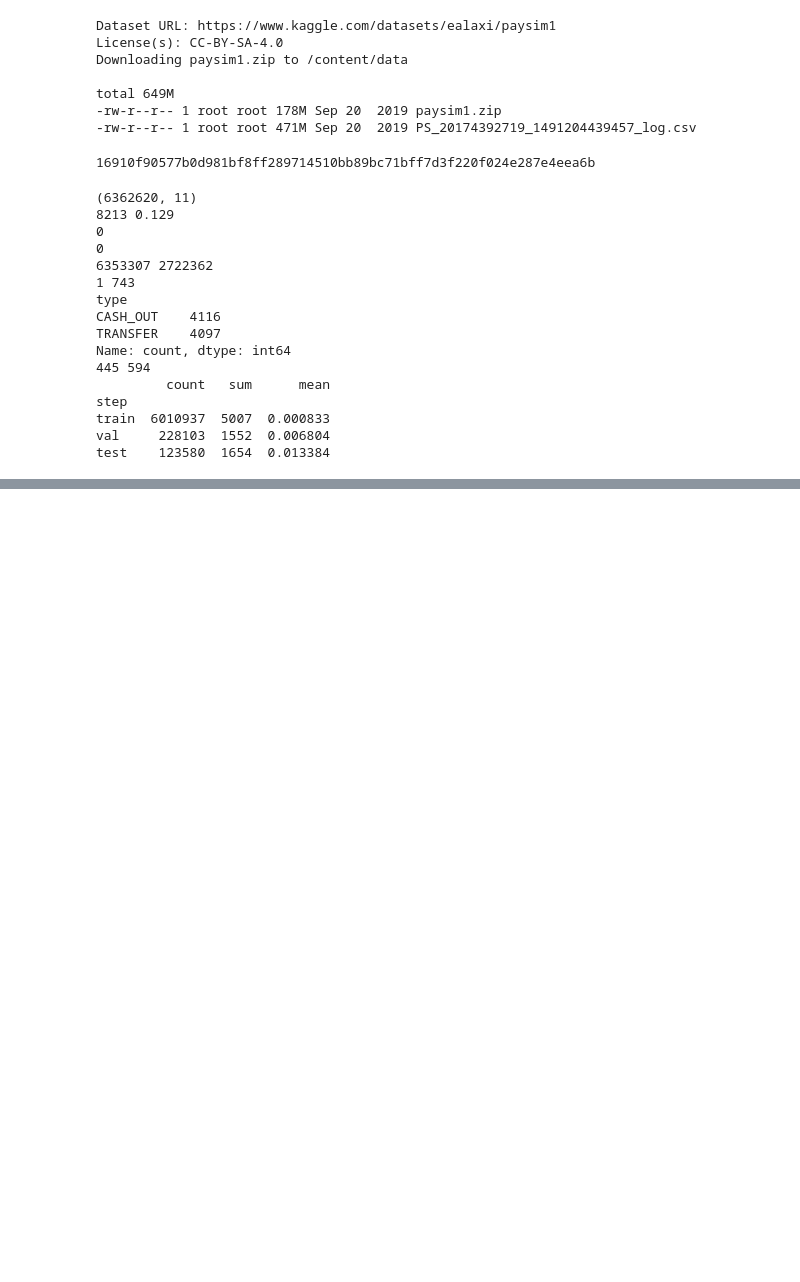
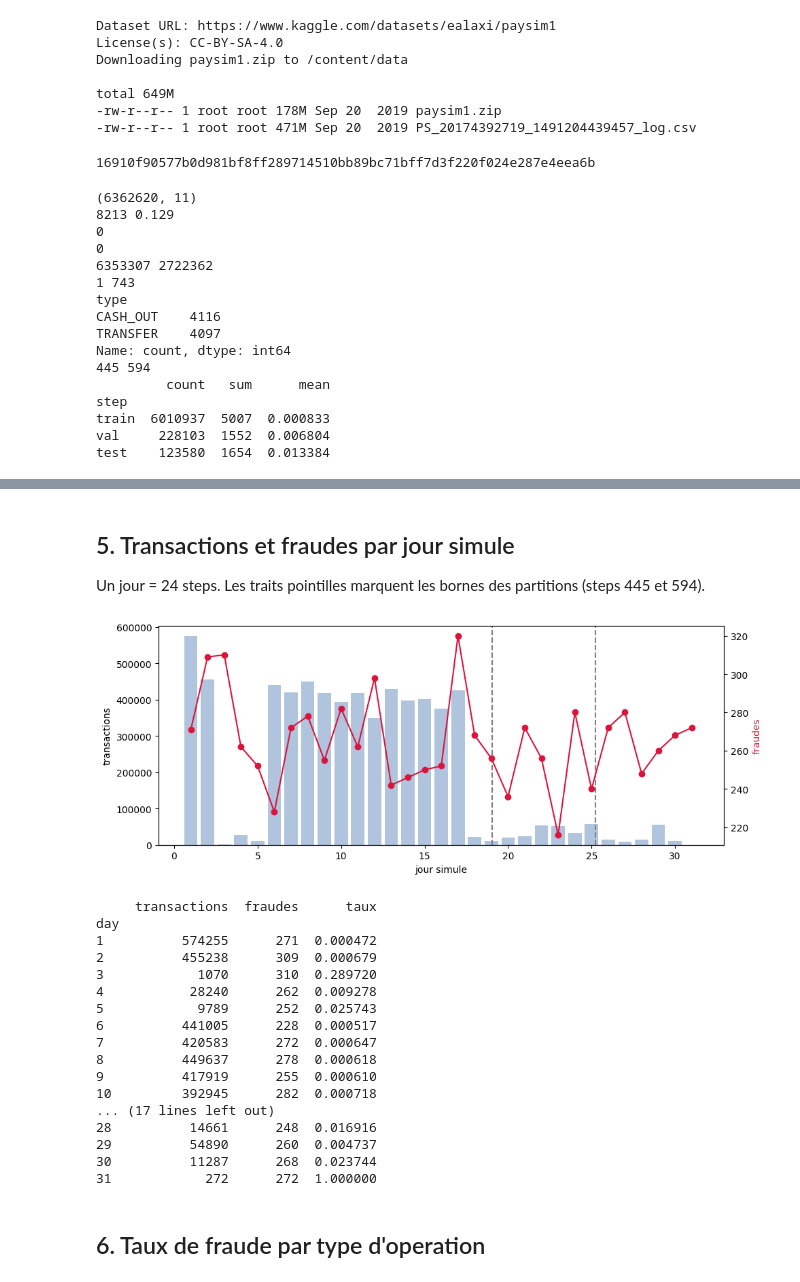
Before and after one commit to kenzaez/pfa06-graph-fraud, a Jupyter notebook: notebooks/01_audit_paysim.ipynb, the cells around one changed output, grey strips where cells are left out. Cells and saved outputs as stored; diff of their text form; code cells hidden in the pictures; blank space fills up the shorter version.

```diff
--- a/notebooks/01_audit_paysim.ipynb
+++ b/notebooks/01_audit_paysim.ipynb
@@ -81,0 +164,44 @@ xgboost==3.4.1
+# %% [markdown]
+## 5. Transactions et fraudes par jour simule
+
+Un jour = 24 steps. Les traits pointilles marquent les bornes des partitions (steps 445 et 594).
+# %%
+df["day"] = (df.step - 1) // 24 + 1
+daily = df.groupby("day").agg(transactions=("isFraud", "size"), fraudes=("isFraud", "sum"))
+daily["taux"] = daily.fraudes / daily.transactions
+
+fig, ax1 = plt.subplots(figsize=(10, 4))
+ax1.bar(daily.index, daily.transactions, color="lightsteelblue")
+ax1.set_xlabel("jour simule")
+ax1.set_ylabel("transactions")
+ax2 = ax1.twinx()
+ax2.plot(daily.index, daily.fraudes, color="crimson", marker="o")
+ax2.set_ylabel("fraudes", color="crimson")
+for s in [445, 594]:
+    ax1.axvline(s / 24 + 0.5, ls="--", color="gray")
+plt.tight_layout()
+plt.savefig("figures/transactions_fraudes_par_jour.png", dpi=150)
+plt.show()
+
+print(daily)
+# %% [output]
+[figure, added]
+     transactions  fraudes      taux
+day
+1          574255      271  0.000472
+2          455238      309  0.000679
+3            1070      310  0.289720
+4           28240      262  0.009278
+5            9789      252  0.025743
+6          441005      228  0.000517
+7          420583      272  0.000647
+8          449637      278  0.000618
+9          417919      255  0.000610
+10         392945      282  0.000718
+... (17 lines left out)
+28          14661      248  0.016916
+29          54890      260  0.004737
+30          11287      268  0.023744
+31            272      272  1.000000
+# %% [markdown]
+## 6. Taux de fraude par type d'operation
```
Also changed, not shown: parts of 23 cells of this notebook, 1 other file.
